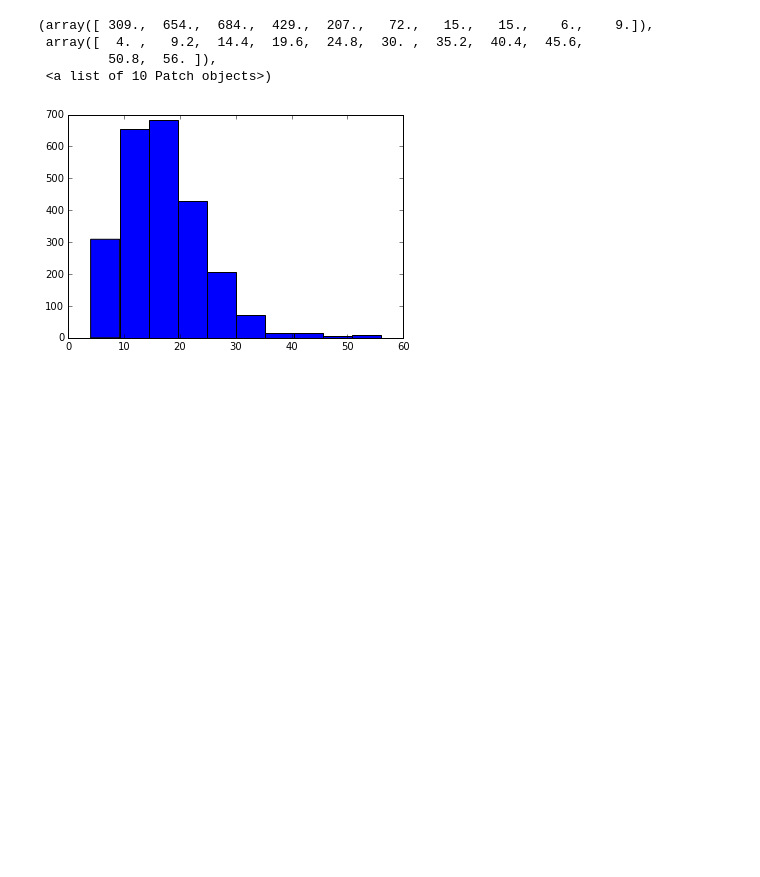
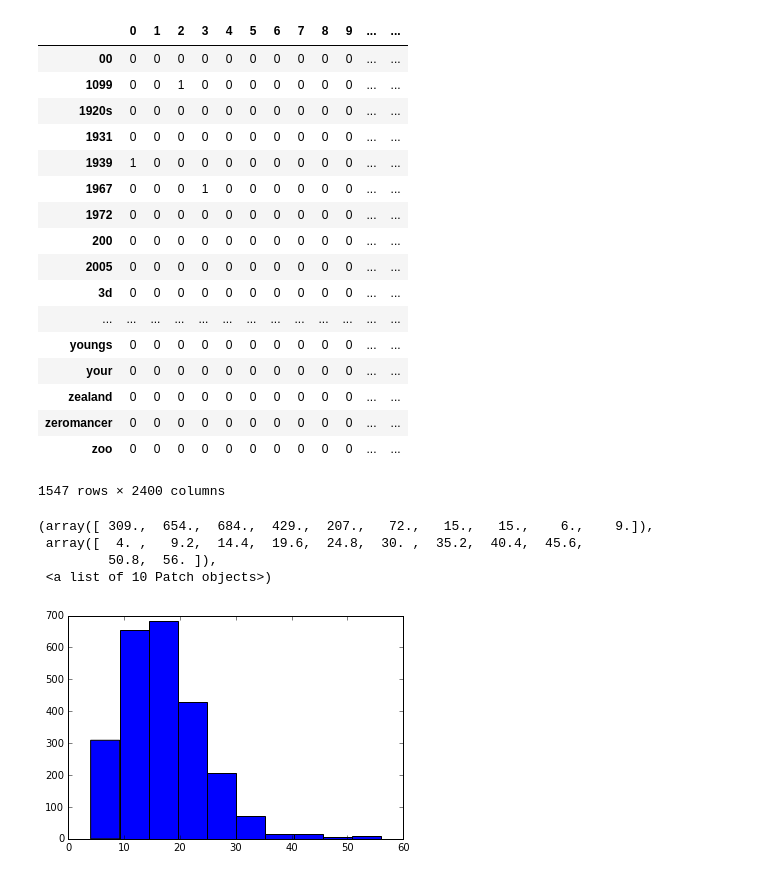
Before and after one commit to jcbain/web_query_classification, a Jupyter notebook: data_explore.ipynb, the cells around one changed output. Saved outputs shown, nothing was run; the diff lists cells and outputs as text; code cells hidden in the pictures; blank space fills up the shorter version.

Commit message:
create a function to split up unique words and label whether or not that word is in that query

```diff
--- a/data_explore.ipynb
+++ b/data_explore.ipynb
@@ -42,3 +42,42 @@ df
+# %%
+import pandas as pd
+from sklearn.feature_extraction.text import CountVectorizer
+
+def fn_tdm_df(docs, xColNames = None, **kwargs):
+    ''' create a term document matrix as pandas DataFrame
+    with **kwargs you can pass arguments of CountVectorizer
+    if xColNames is given the dataframe gets columns Names'''
+
+    #initialize the  vectorizer
+    vectorizer = CountVectorizer(**kwargs)
+    x1 = vectorizer.fit_transform(docs)
+    #create dataFrame
+    df = pd.DataFrame(x1.toarray().transpose(), index = vectorizer.get_feature_names())
+    if xColNames is not None:
+        df.columns = xColNames
+
+    return df
+# %%
+fn_tdm_df(docs = df['query'])
+# %% [output]
+|  | 0 | 1 | 2 | 3 | 4 | 5 | 6 | 7 | 8 | 9 | ... | ... |
+| 00 | 0 | 0 | 0 | 0 | 0 | 0 | 0 | 0 | 0 | 0 | ... | ... |
+| 1099 | 0 | 0 | 1 | 0 | 0 | 0 | 0 | 0 | 0 | 0 | ... | ... |
+| 1920s | 0 | 0 | 0 | 0 | 0 | 0 | 0 | 0 | 0 | 0 | ... | ... |
+| 1931 | 0 | 0 | 0 | 0 | 0 | 0 | 0 | 0 | 0 | 0 | ... | ... |
+| 1939 | 1 | 0 | 0 | 0 | 0 | 0 | 0 | 0 | 0 | 0 | ... | ... |
+| 1967 | 0 | 0 | 0 | 1 | 0 | 0 | 0 | 0 | 0 | 0 | ... | ... |
+| 1972 | 0 | 0 | 0 | 0 | 0 | 0 | 0 | 0 | 0 | 0 | ... | ... |
+| 200 | 0 | 0 | 0 | 0 | 0 | 0 | 0 | 0 | 0 | 0 | ... | ... |
+| 2005 | 0 | 0 | 0 | 0 | 0 | 0 | 0 | 0 | 0 | 0 | ... | ... |
+| 3d | 0 | 0 | 0 | 0 | 0 | 0 | 0 | 0 | 0 | 0 | ... | ... |
+| ... | ... | ... | ... | ... | ... | ... | ... | ... | ... | ... | ... | ... |
+| youngs | 0 | 0 | 0 | 0 | 0 | 0 | 0 | 0 | 0 | 0 | ... | ... |
+| your | 0 | 0 | 0 | 0 | 0 | 0 | 0 | 0 | 0 | 0 | ... | ... |
+| zealand | 0 | 0 | 0 | 0 | 0 | 0 | 0 | 0 | 0 | 0 | ... | ... |
+| zeromancer | 0 | 0 | 0 | 0 | 0 | 0 | 0 | 0 | 0 | 0 | ... | ... |
+| zoo | 0 | 0 | 0 | 0 | 0 | 0 | 0 | 0 | 0 | 0 | ... | ... |
+1547 rows × 2400 columns
 # %%
 plt.hist(df['char_count'])
 # %% [output]
```
Also changed, not shown: parts of 1 cell of this notebook.
